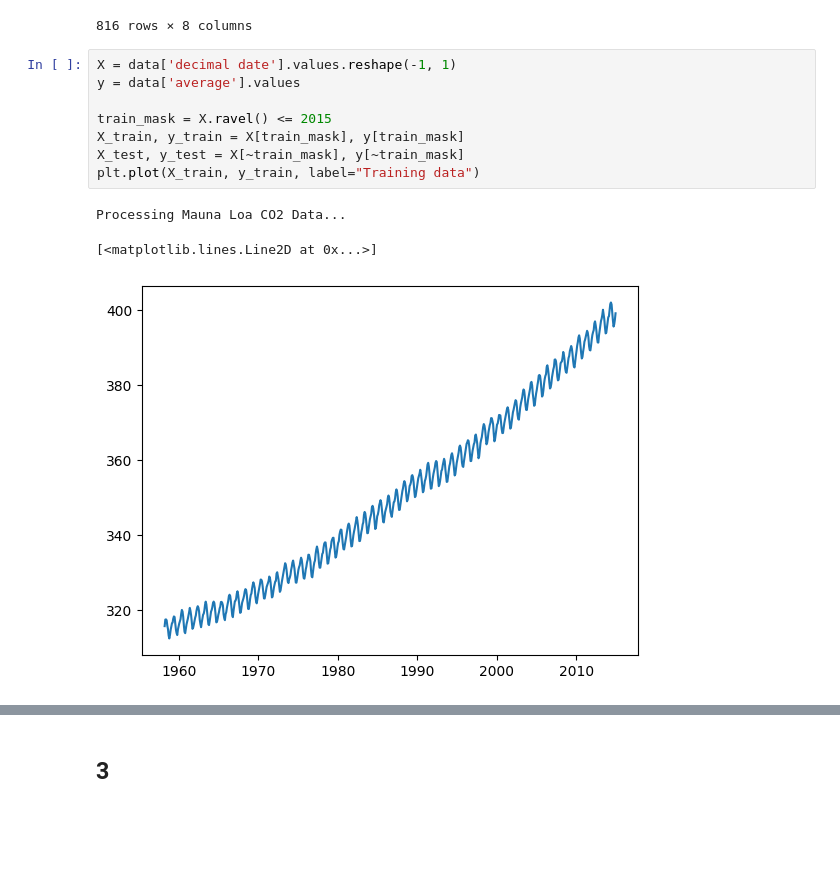
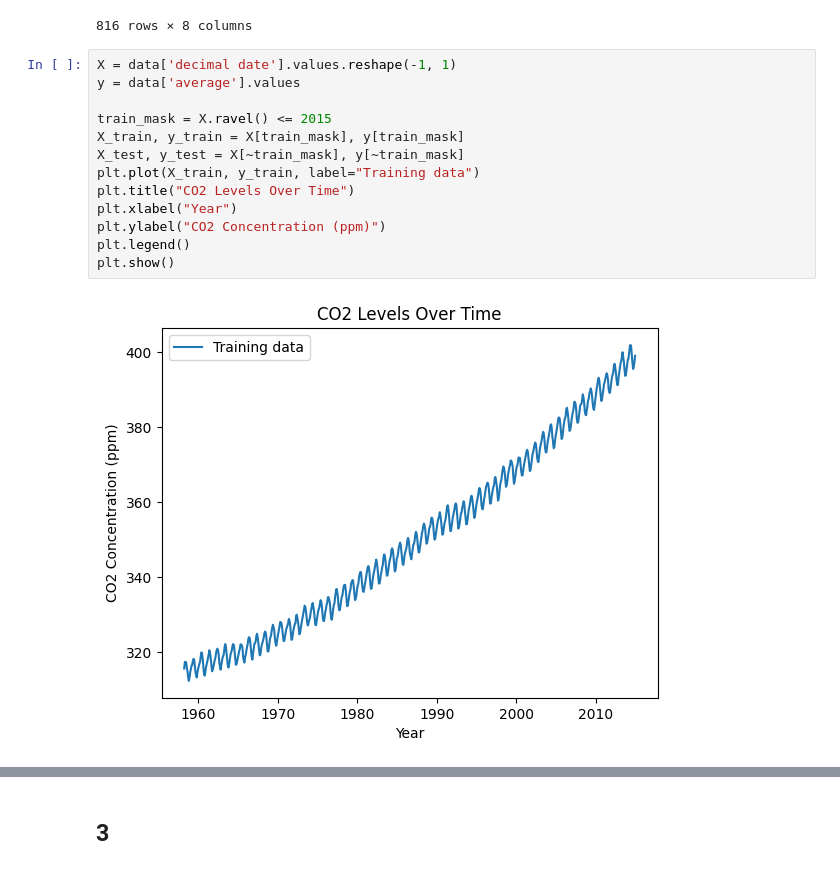
Before and after one commit to MariaNowacka/ml, a Jupyter notebook: apl_math/ml3.ipynb, the cells around one changed output, grey strips where cells are left out. Cells and saved outputs as stored; diff of their text form; blank space fills up the shorter version.

```diff
--- a/apl_math/ml3.ipynb
+++ b/apl_math/ml3.ipynb
@@ -343,15 +328,18 @@ data
 # %%
 X = data['decimal date'].values.reshape(-1, 1)
 y = data['average'].values
 
 train_mask = X.ravel() <= 2015
 X_train, y_train = X[train_mask], y[train_mask]
 X_test, y_test = X[~train_mask], y[~train_mask]
 plt.plot(X_train, y_train, label="Training data")
+plt.title("CO2 Levels Over Time")
+plt.xlabel("Year")
+plt.ylabel("CO2 Concentration (ppm)")
+plt.legend()
+plt.show()
 # %% [output]
-Processing Mauna Loa CO2 Data...
-[<matplotlib.lines.Line2D at 0x...>]
-[figure, old version]
+[figure, new version]
 # %%
 # Complex Kernel for CO2 (Trend + Seasonality + Noise)
 k1 = 50.0**2 * RBF(length_scale=50.0)  # Long term trend
```
Also changed, not shown: parts of 22 cells of this notebook.
